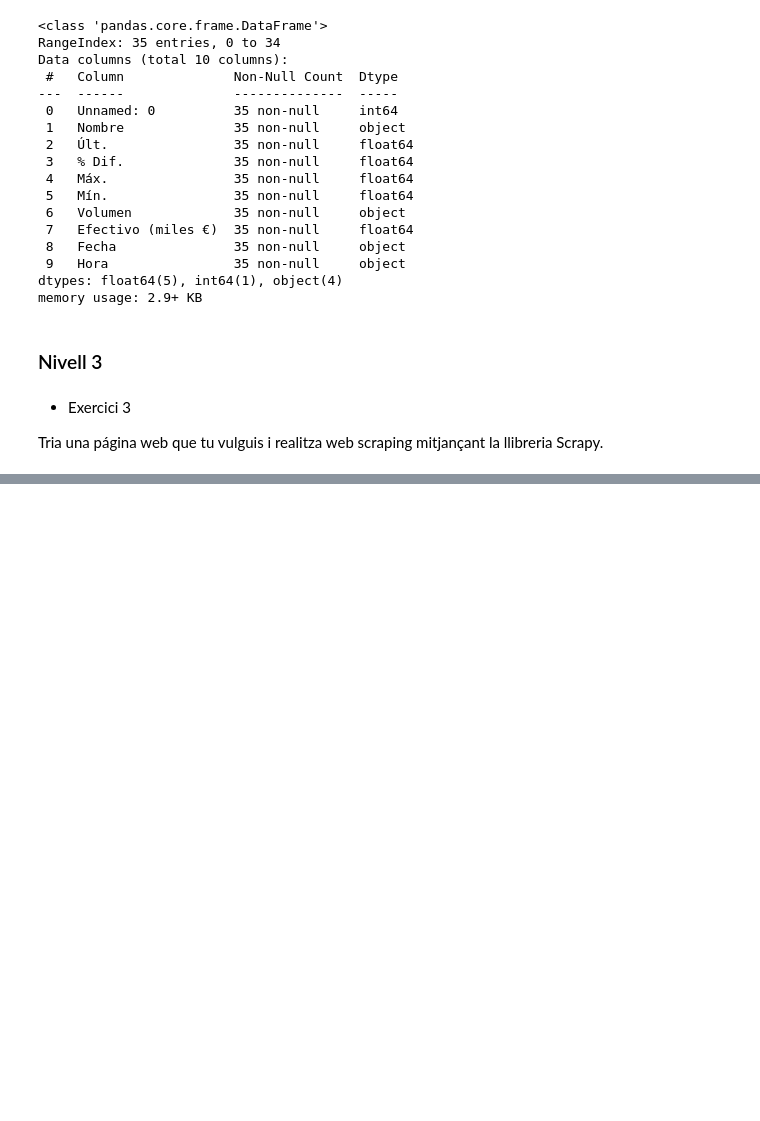
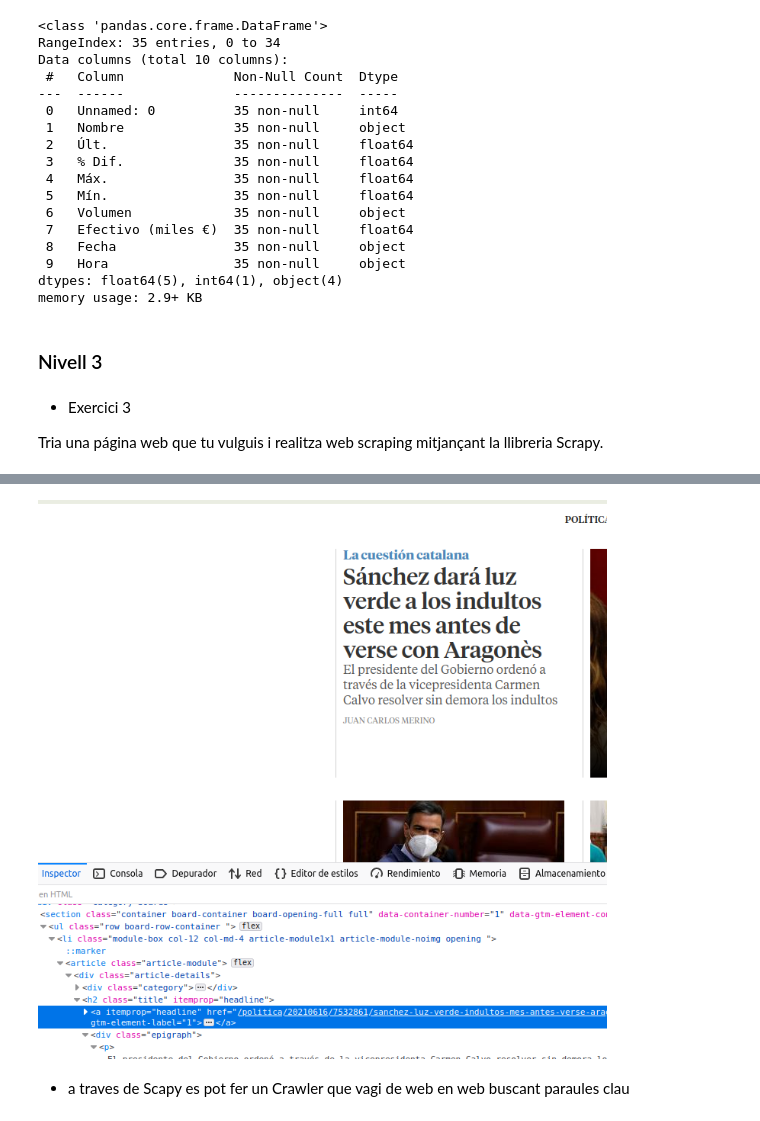
Before and after one commit to ManelForcales/Web-scraping, a Jupyter notebook: S16T02.ipynb, the cells around one changed output, grey strips where cells are left out. Saved outputs shown, nothing was run; the diff lists cells and outputs as text; code cells hidden in the pictures; blank space fills up the shorter version.

```diff
--- a/S16T02.ipynb
+++ b/S16T02.ipynb
@@ -268,0 +294,7 @@ https://elpais.com/deportes/eurocopa-futbol/
+# %%
+# snapshop de la part que volem analitzar
+Image("web.png")
+# %% [output]
+[figure, added]
+# %% [markdown]
++ a traves de Scapy es pot fer un Crawler que vagi de web en web buscant paraules clau
```
Also changed, not shown: parts of 17 cells of this notebook, 2 other files.
